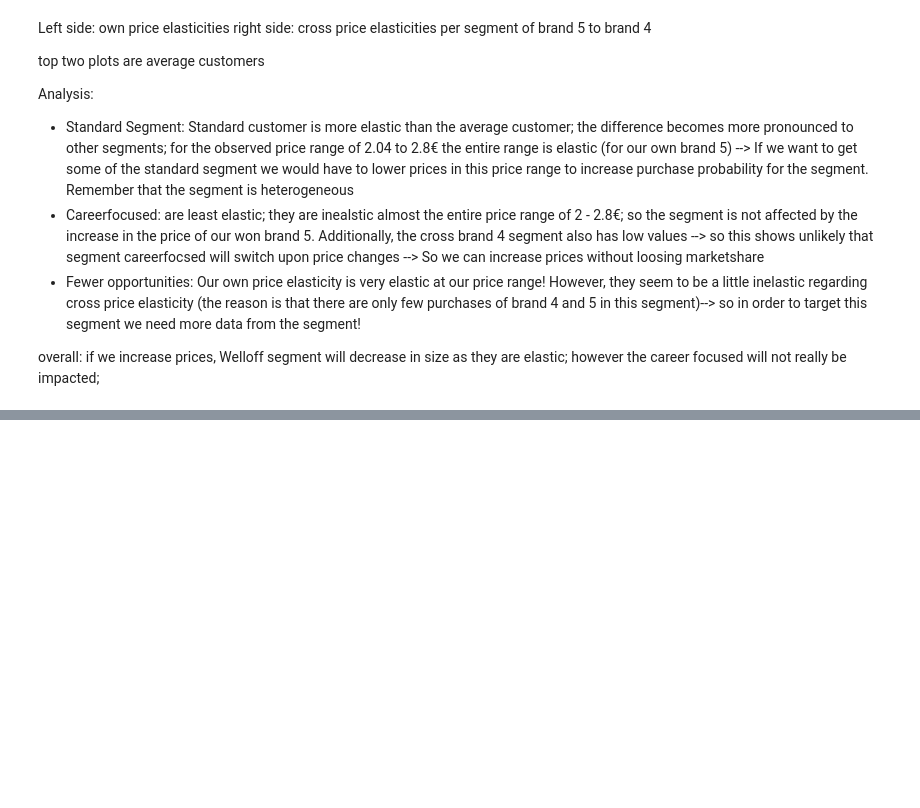
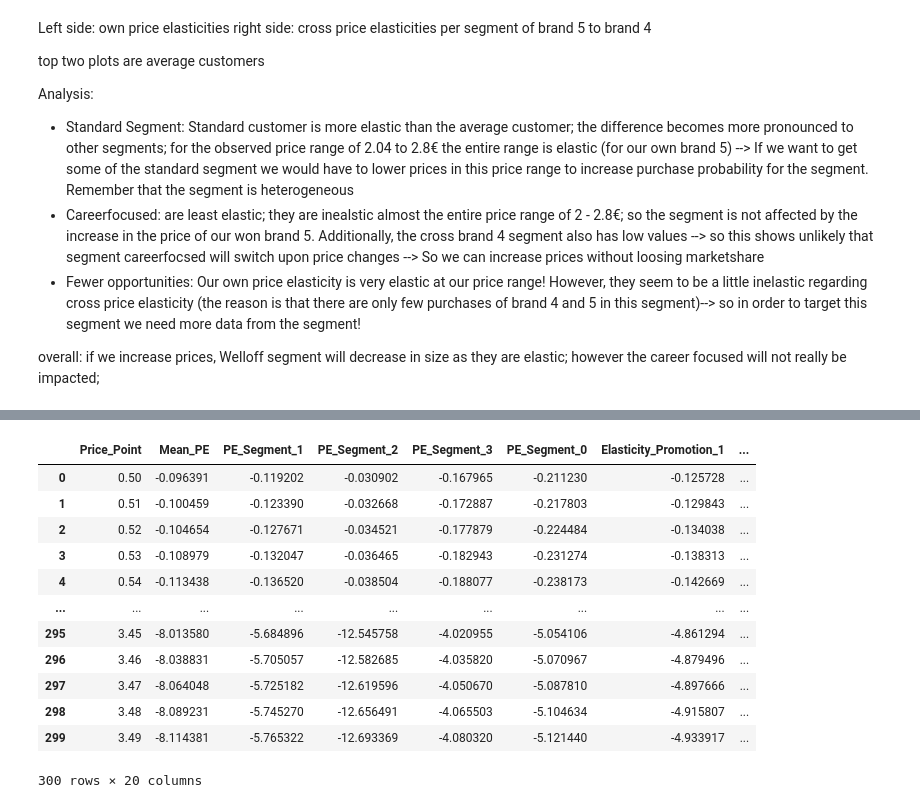
Before and after one commit to AngeloBarisano/customer_analysis_course, a Jupyter notebook: notebooks/Customer_analytics_predictive_analysis.ipynb, the cells around one changed output, grey strips where cells are left out. Cells and saved outputs as stored; diff of their text form; code cells hidden in the pictures; blank space fills up the shorter version.

```diff
--- a/notebooks/Customer_analytics_predictive_analysis.ipynb
+++ b/notebooks/Customer_analytics_predictive_analysis.ipynb
@@ -1515,0 +1685,18 @@ overall: if we increase prices, Welloff segment will decrease in size as they ar
+# %%
+# add this to price elasticity dataframe
+df_price_elasticities['PE_Quantity_Promotion_0'] = price_elasticity_quantitiy_inactive_promotion
+df_price_elasticities
+# %% [output]
+|  | Price_Point | Mean_PE | PE_Segment_1 | PE_Segment_2 | PE_Segment_3 | PE_Segment_0 | Elasticity_Promotion_1 | ... |
+| 0 | 0.50 | -0.096391 | -0.119202 | -0.030902 | -0.167965 | -0.211230 | -0.125728 | ... |
+| 1 | 0.51 | -0.100459 | -0.123390 | -0.032668 | -0.172887 | -0.217803 | -0.129843 | ... |
+| 2 | 0.52 | -0.104654 | -0.127671 | -0.034521 | -0.177879 | -0.224484 | -0.134038 | ... |
+| 3 | 0.53 | -0.108979 | -0.132047 | -0.036465 | -0.182943 | -0.231274 | -0.138313 | ... |
+| 4 | 0.54 | -0.113438 | -0.136520 | -0.038504 | -0.188077 | -0.238173 | -0.142669 | ... |
+| ... | ... | ... | ... | ... | ... | ... | ... | ... |
+| 295 | 3.45 | -8.013580 | -5.684896 | -12.545758 | -4.020955 | -5.054106 | -4.861294 | ... |
+| 296 | 3.46 | -8.038831 | -5.705057 | -12.582685 | -4.035820 | -5.070967 | -4.879496 | ... |
+| 297 | 3.47 | -8.064048 | -5.725182 | -12.619596 | -4.050670 | -5.087810 | -4.897666 | ... |
+| 298 | 3.48 | -8.089231 | -5.745270 | -12.656491 | -4.065503 | -5.104634 | -4.915807 | ... |
+| 299 | 3.49 | -8.114381 | -5.765322 | -12.693369 | -4.080320 | -5.121440 | -4.933917 | ... |
+300 rows × 20 columns
```
Also changed, not shown: parts of 56 cells of this notebook.
